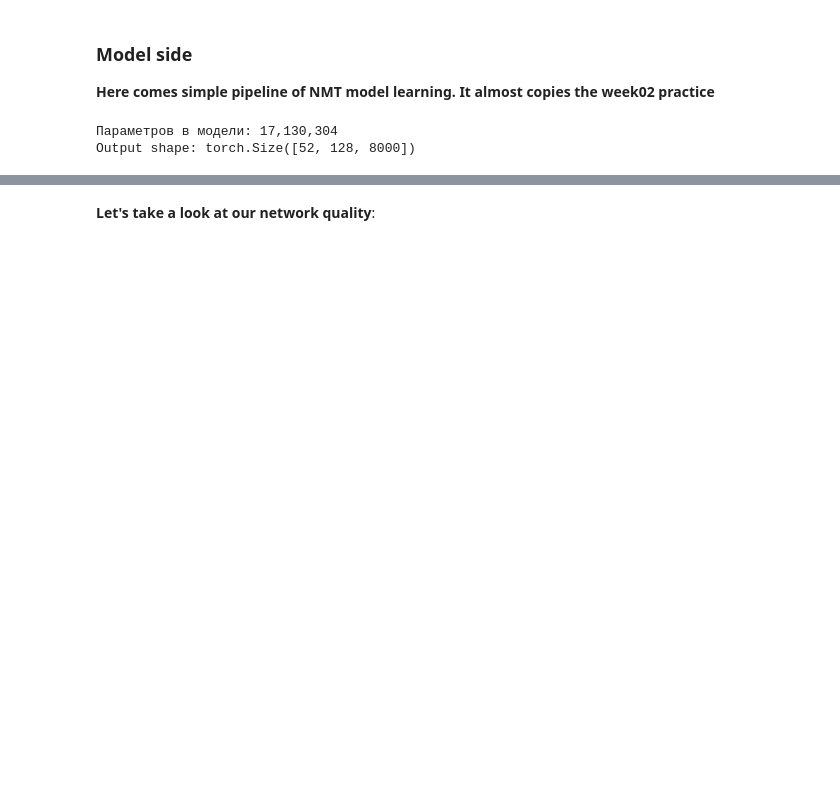
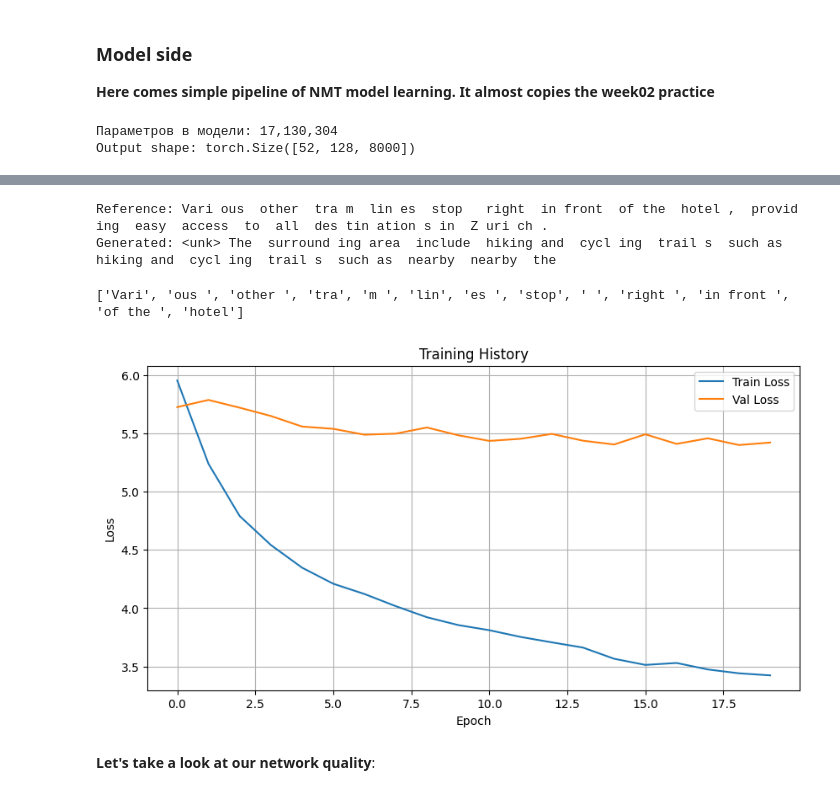
Before and after one commit to spectrmen/mashine_learning_ed, a Jupyter notebook: education3/lab02_nmt_24s_advanced.ipynb, the cells around one changed output, grey strips where cells are left out. Cells and saved outputs as stored; diff of their text form; code cells hidden in the pictures; blank space fills up the shorter version.

```diff
--- a/education3/lab02_nmt_24s_advanced.ipynb
+++ b/education3/lab02_nmt_24s_advanced.ipynb
@@ -431,7 +507,7 @@ scheduler = torch.optim.lr_scheduler.ReduceLROnPlateau(
     optimizer, mode='min', patience=2, factor=0.5
 )
 
-def train_epoch(model, loader, optimizer, criterion, clip=1):
+def train_epoch(model, loader, optimizer, criterion, clip=1, teacher_forcing_ratio=0.5):
     model.train()
     epoch_loss = 0
 
@@ -439,10 +515,8 @@ def train_epoch(model, loader, optimizer, criterion, clip=1):
         src, trg = src.to(device), trg.to(device)
 
         optimizer.zero_grad()
-        output = model(src, trg)
+        output = model(src, trg, teacher_forcing_ratio)  # ← передаём явно
 
-        # output = [trg_len, batch_size, vocab_size]
-        # trg    = [trg_len, batch_size]
         output = output[1:].reshape(-1, output.shape[-1])
         trg = trg[1:].reshape(-1)
 
@@ -518,22 +546,29 @@ best_valid_loss = float('inf')
 # %%
+N_EPOCHS = 20
+best_valid_loss = float('inf')
+train_history = []
+valid_history = []
+
 for epoch in range(N_EPOCHS):
-
     start_time = time.time()
 
-    train_loss = train(model, train_iterator, optimizer, criterion, CLIP, train_history, valid_history)
-    valid_loss = evaluate(model, valid_iterator, criterion)
+    train_loss = train_epoch(model, train_loader, optimizer, criterion)
+    valid_loss = evaluate(model, val_loader, criterion)
 
-    end_time = time.time()
+    # LR scheduler смотрит на val loss и уменьшает lr если нет прогресса
+    scheduler.step(valid_loss)
 
-    epoch_mins, epoch_secs = epoch_time(start_time, end_time)
-
+    # Сохраняем лучшую модель
     if valid_loss < best_valid_loss:
         best_valid_loss = valid_loss
-        torch.save(model.state_dict(), 'tut1-model.pt')
+        torch.save(model.state_dict(), 'best_model.pt')
 
     train_history.append(train_loss)
     valid_history.append(valid_loss)
-    print(f'Epoch: {epoch+1:02} | Time: {epoch_mins}m {epoch_secs}s')
-    print(f'\tTrain Loss: {train_loss:.3f} | Train PPL: {math.exp(train_loss):7.3f}')
-    print(f'\t Val. Loss: {valid_loss:.3f} |  Val. PPL: {math.exp(valid_loss):7.3f}')
+
+    elapsed = time.time() - start_time
+    print(f"Epoch {epoch+1:02} | Time: {elapsed:.0f}s | "
+          f"Train Loss: {train_loss:.3f} | "
+          f"Val Loss: {valid_loss:.3f} | "
+          f"LR: {optimizer.param_groups[0]['lr']:.6f}")
 # %% [output]
@@ -544,2 +625,45 @@ Epoch: 10 | Time: 1m 10s
+# %%
+# Смотрим на один пример вручную
+src, trg = next(iter(test_loader))
+src, trg = src.to(device), trg.to(device)
+
+with torch.no_grad():
+    output = model(src, trg, teacher_forcing_ratio=0)
+    output = output.argmax(dim=-1)
+
+# Берём первый пример из батча
+idx = 0
+
+ref_tokens = [tokenizer.id_to_token(t.item()) for t in trg[:, idx]
+              if t.item() not in [SOS_IDX, EOS_IDX, PAD_IDX]]
+
+hyp_tokens = [tokenizer.id_to_token(t.item()) for t in output[:, idx]
+              if t.item() not in [SOS_IDX, EOS_IDX, PAD_IDX]]
+
+print(f"Reference: {' '.join(ref_tokens)}")
+print(f"Generated: {' '.join(hyp_tokens)}")
+# %% [output]
+Reference: Vari ous  other  tra m  lin es  stop   right  in front  of the  hotel ,  provid ing  easy  access  to  all  des tin ation s in  Z uri ch .
+Generated: <unk> The  surround ing area  include  hiking and  cycl ing  trail s  such as  hiking and  cycl ing  trail s  such as  nearby  nearby  the
+# %%
+# Токенизируем простое английское предложение
+test_enc = tokenizer.encode("Various other tram lines stop right in front of the hotel")
+print(test_enc.tokens)
+# %% [output]
+['Vari', 'ous ', 'other ', 'tra', 'm ', 'lin', 'es ', 'stop', ' ', 'right ', 'in front ', 'of the ', 'hotel']
+# %%
+import matplotlib.pyplot as plt
+
+plt.figure(figsize=(10, 5))
+plt.plot(train_history, label='Train Loss')
+plt.plot(valid_history, label='Val Loss')
+plt.xlabel('Epoch')
+plt.ylabel('Loss')
+plt.title('Training History')
+plt.legend()
+plt.grid(True)
+plt.show()
+# %% [output]
+[figure, added]
 # %% [markdown]
 __Let's take a look at our network quality__:
```
Also changed, not shown: parts of 36 cells of this notebook.
